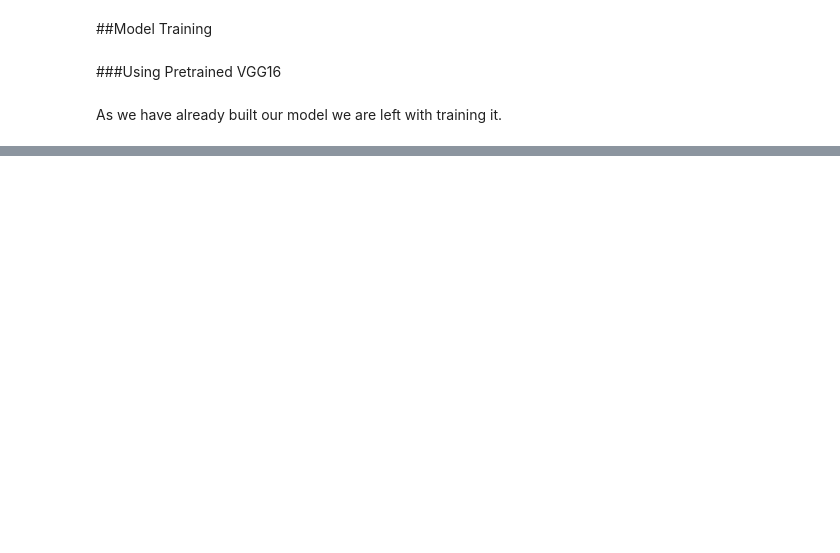
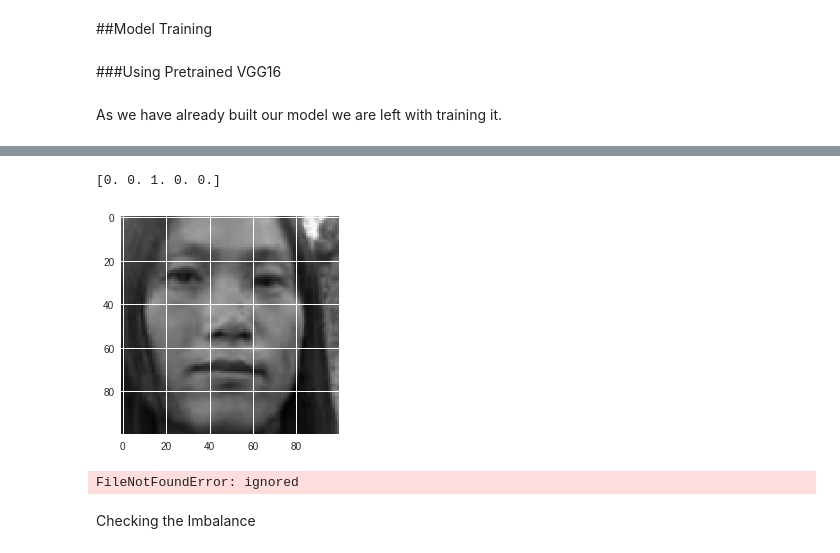
Before and after one commit to DOLARIK/Machine-Learning-Projects, a Jupyter notebook: Properties_from_Face_Detection_30_11_2018.ipynb, the cells around one changed output, grey strips where cells are left out. Drawn from its saved outputs; the diff is of its cells as text; code cells hidden in the pictures; blank space fills up the shorter version.

```diff
--- a/Properties_from_Face_Detection_30_11_2018.ipynb
+++ b/Properties_from_Face_Detection_30_11_2018.ipynb
@@ -290,0 +701,10 @@ Epoch 10/10
+# %%
+X = np.zeros((23708, 100, 100, 3))
+y = np.zeros((23708, 5))
+# %%
+X[0:int(23708/2)] = pickleIn("X_1.pickle")
+# %%
+X[int(23708/2):23708] = pickleIn("X_2.pickle")
+# %%
+y[0:int(23708/2)] = pickleIn("y_1.pickle")
+y[int(23708/2):23708] = pickleIn("y_2.pickle")
@@ -290,0 +713,7 @@ Epoch 10/10
+# %%
+i = 10000
+plt.imshow(X[i,:,:,0], cmap = 'gray')
+print(y[i])
+# %% [output]
+[0. 0. 1. 0. 0.]
+[figure, added]
@@ -290,0 +724,4 @@ Epoch 10/10
+# %%
+uploadFile("Race_X_c.pickle", "Race_X_c.pickle")
+# %% [output]
+FileNotFoundError: ignored
@@ -290,0 +730,2 @@ Epoch 10/10
+# %% [markdown]
+Checking the Imbalance
```
Also changed, not shown: parts of 91 cells of this notebook.
